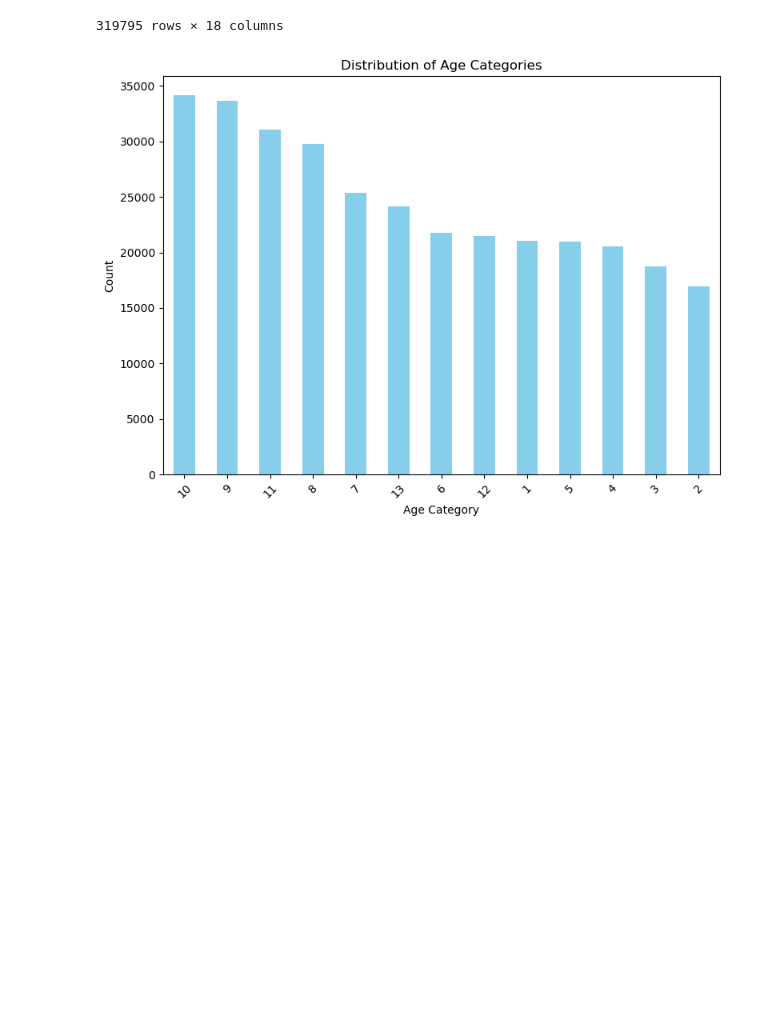
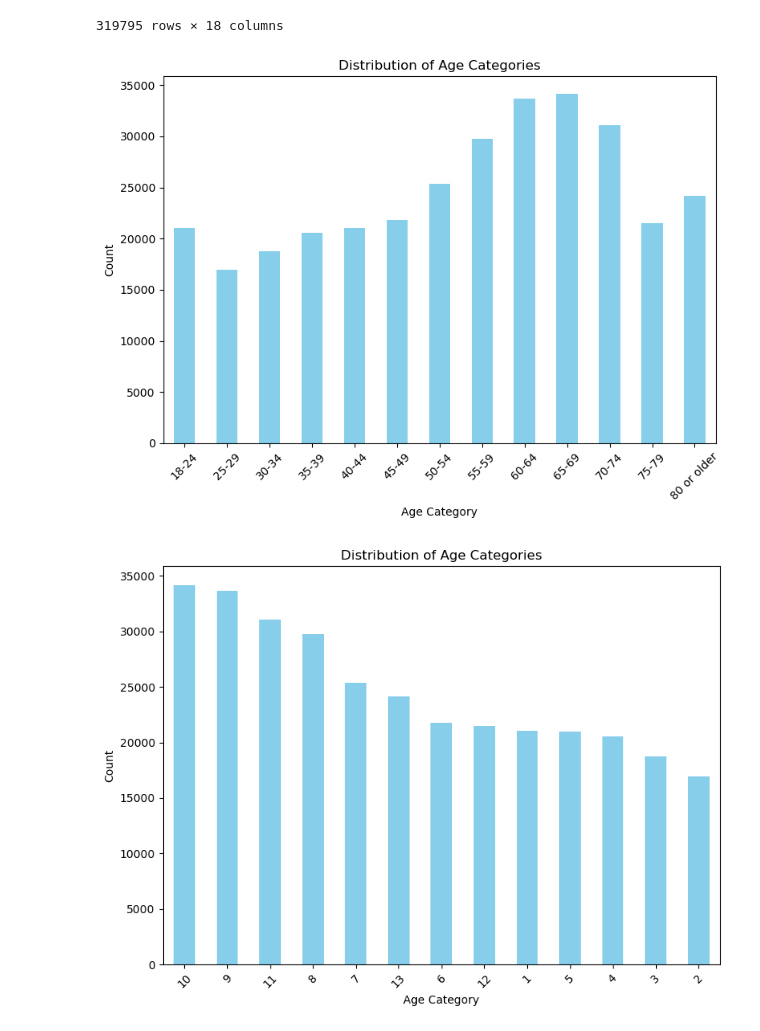
Before and after one commit to jkranyak/Heart_Predictions_team_decisionmakers, a Jupyter notebook: Project 01 Siri & Jesse's data work merged.ipynb, the cells around one changed output. Drawn from its saved outputs; the diff is of its cells as text; code cells hidden in the pictures; blank space fills up the shorter version.

```diff
--- a/Project 01 Siri & Jesse's data work merged.ipynb
+++ b/Project 01 Siri & Jesse's data work merged.ipynb
@@ -176,6 +198,27 @@ df
 | 319793 | 0 | 32.81 | 0 | 0 | 0 | 0.0 | 0.0 | 0 | ... |
 | 319794 | 0 | 46.56 | 0 | 0 | 0 | 0.0 | 0.0 | 0 | ... |
 319795 rows × 18 columns
+# %%
+# Orders by Age isntead of group size.
+age_counts = df['AgeCategory'].value_counts().sort_index()
+
+# Plotting the value counts
+plt.figure(figsize=(8, 6))
+age_counts.plot(kind='bar', color='skyblue')
+plt.title('Distribution of Age Categories')
+plt.xlabel('Age Category')
+plt.ylabel('Count')
+
+# Create a reverse mapping from your age_map to set labels
+reverse_age_map = {i: j for j, i in age_map.items()}
+
+# Replace numeric x-axis labels with actual age ranges
+plt.xticks(range(len(reverse_age_map)), [reverse_age_map[i] for i in sorted(reverse_age_map)], rotation=45)
+
+plt.tight_layout()
+plt.show()
+# %% [output]
+[figure, added]
 # %%
 #sorted
 
```
Also changed, not shown: parts of 27 cells of this notebook.
